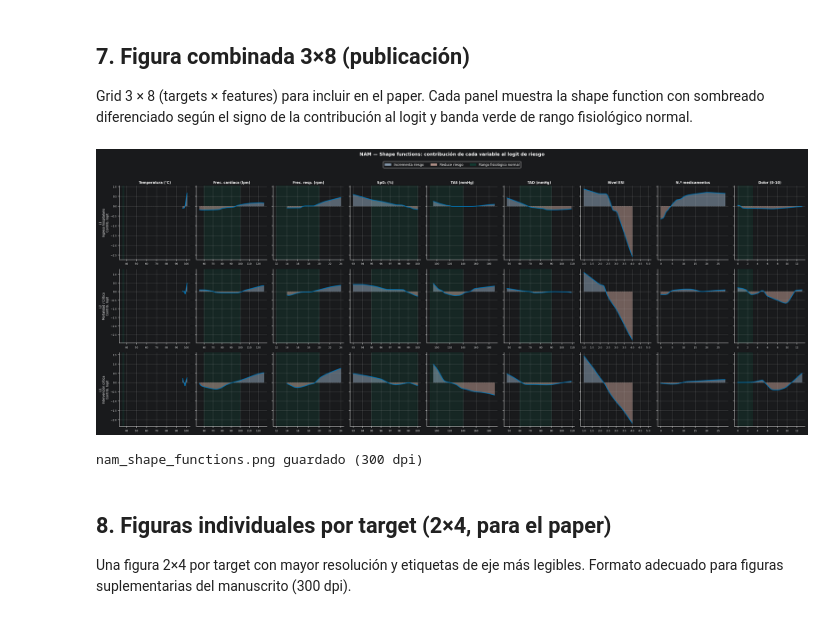
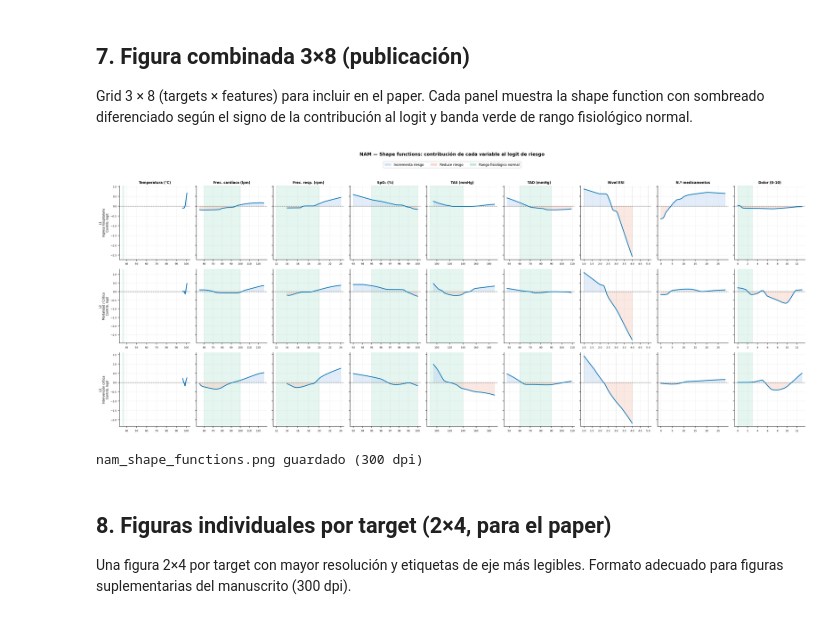
Before and after one commit to aizqunin/TFM-UAX, a Jupyter notebook: notebooks/04_evaluation/10_nam_shape_functions.ipynb, the cells around one changed output. Drawn from its saved outputs; the diff is of its cells as text; code cells hidden in the pictures.

Commit message:
Imagenes con fondo blanco y letras negras

```diff
--- a/notebooks/04_evaluation/10_nam_shape_functions.ipynb
+++ b/notebooks/04_evaluation/10_nam_shape_functions.ipynb
@@ -59,6 +59,14 @@ plt.rcParams.update({
     'grid.alpha'        : 0.4,
     'grid.color'        : '#cccccc',
     'lines.linewidth'   : 2.0,
+    'figure.facecolor'  : 'white',
+    'axes.facecolor'    : 'white',
+    'savefig.facecolor' : 'white',
+    'text.color'        : 'black',
+    'axes.labelcolor'   : 'black',
+    'xtick.color'       : 'black',
+    'ytick.color'       : 'black',
+    'axes.edgecolor'    : 'black',
 })
 
 PROCESSED  = _root / 'data' / 'processed'
@@ -296,11 +304,13 @@ SpO2 L2 — rango: [93.0, 100.0]%  |  monotonia: decreciente (OK)
 Grid 3 × 8 (targets × features) para incluir en el paper. Cada panel muestra la shape function con sombreado diferenciado según el signo de la contribución al logit y banda verde de rango fisiológico normal.
 # %%
 fig, axes = plt.subplots(3, 9, figsize=(24, 9), sharey='row')
+fig.patch.set_facecolor('white')
 
 for row, t in enumerate(TARGETS):
     m = models[t]
     for col, feat in enumerate(FEATURES):
         ax = axes[row, col]
+        ax.set_facecolor('white')
         fi = FEAT_IDX[feat]  # índice de la feature en NAM_FEATS (modelo tiene 11 features)
         orig, contrib = compute_shape(m, fi, X_scaled[:, fi])
 
@@ -326,34 +336,34 @@ for row, t in enumerate(TARGETS):
             for v in [1, 2, 3, 4, 5]:
                 ax.axvline(v, color='gray', lw=0.5, ls=':', alpha=0.8)
 
         # Etiquetas
         if row == 0:
             ax.set_title(FEAT_LABELS[feat], fontsize=8, fontweight='bold', pad=5)
         if col == 0:
             ax.set_ylabel(f'{t}\n{TARGET_NAMES[t]}\nContrib. logit', fontsize=7)
 
         ax.tick_params(axis='both', labelsize=6)
 
 # Leyenda global
 legend_patches = [
     mpatches.Patch(facecolor=FILL_P, alpha=0.7, label='Incrementa riesgo'),
     mpatches.Patch(facecolor=FILL_N, alpha=0.7, label='Reduce riesgo'),
     mpatches.Patch(facecolor=GREEN,  alpha=0.25, label='Rango fisiológico normal'),
 ]
 fig.legend(handles=legend_patches, loc='upper center', fontsize=8,
            framealpha=0.9, edgecolor='#cccccc', ncol=3,
            bbox_to_anchor=(0.5, 1.03))
 
 plt.suptitle(
     'NAM — Shape functions: contribución de cada variable al logit de riesgo',
     fontsize=11, fontweight='bold', y=1.06
 )
 plt.tight_layout()
 plt.savefig(FIG / 'nam_shape_functions.png', dpi=300, bbox_inches='tight')
 plt.show()
 print('nam_shape_functions.png guardado (300 dpi)')
 # %% [output]
-[figure, old version]
+[figure, new version]
 nam_shape_functions.png guardado (300 dpi)
 # %% [markdown]
 ## 8. Figuras individuales por target (2×4, para el paper)
```
Also changed, not shown: parts of 2 cells of this notebook, 3 other files.
